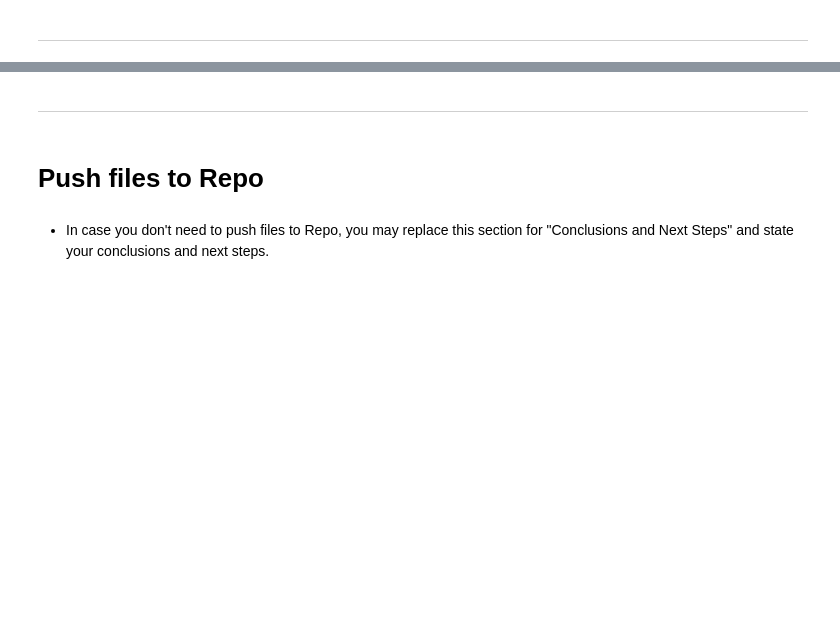
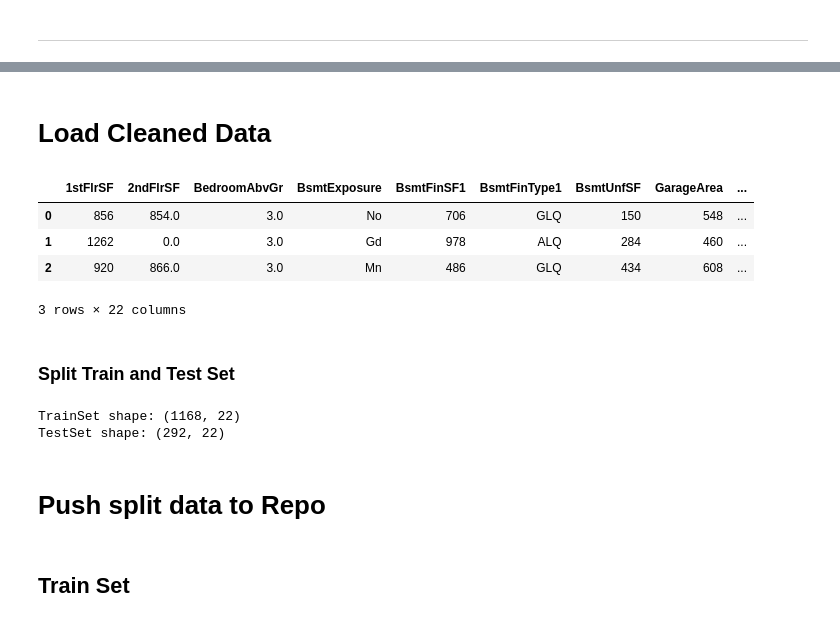
Before and after one commit to Amareteklay/heritage-housing-issues, a Jupyter notebook: jupyter_notebooks/04 - Feature_Engineering.ipynb, the cells around one changed output, grey strips where cells are left out. Cells and saved outputs as stored; diff of their text form; code cells hidden in the pictures; blank space fills up the shorter version.

```diff
--- a/jupyter_notebooks/04 - Feature_Engineering.ipynb
+++ b/jupyter_notebooks/04 - Feature_Engineering.ipynb
@@ -67,6 +53,0 @@ NOTE
-# %% [markdown]
----
-# %% [markdown]
-# Push files to Repo
-# %% [markdown]
-* In case you don't need to push files to Repo, you may replace this section for "Conclusions and Next Steps" and state your conclusions and next steps.
@@ -79,0 +54,31 @@ except Exception as e:
+# %% [markdown]
+# Load Cleaned Data
+# %%
+import pandas as pd
+data_path = "outputs/datasets/cleaned/HousePricesCleaned.csv"
+df = pd.read_csv(data_path)
+df.head(3)
+# %% [output]
+|  | 1stFlrSF | 2ndFlrSF | BedroomAbvGr | BsmtExposure | BsmtFinSF1 | BsmtFinType1 | BsmtUnfSF | GarageArea | ... |
+| 0 | 856 | 854.0 | 3.0 | No | 706 | GLQ | 150 | 548 | ... |
+| 1 | 1262 | 0.0 | 3.0 | Gd | 978 | ALQ | 284 | 460 | ... |
+| 2 | 920 | 866.0 | 3.0 | Mn | 486 | GLQ | 434 | 608 | ... |
+3 rows × 22 columns
+# %% [markdown]
+### Split Train and Test Set
+# %%
+from sklearn.model_selection import train_test_split
+TrainSet, TestSet, _, __ = train_test_split(
+                                        df,
+                                        df['SalePrice'],
+                                        test_size=0.2,
+                                        random_state=0)
+
+print(f"TrainSet shape: {TrainSet.shape} \nTestSet shape: {TestSet.shape}")
+# %% [output]
+TrainSet shape: (1168, 22)
+TestSet shape: (292, 22)
+# %% [markdown]
+# Push split data to Repo
+# %% [markdown]
+## Train Set
```
Also changed, not shown: parts of 49 cells of this notebook, 3 other files.
